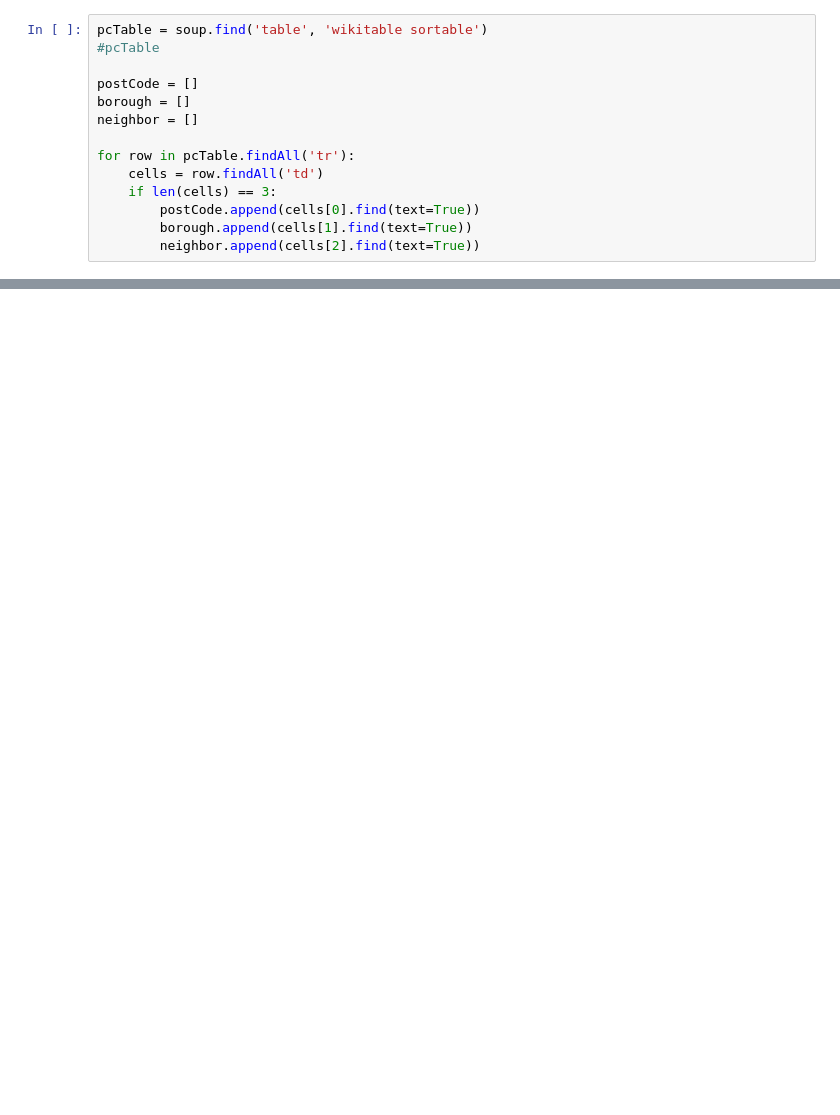
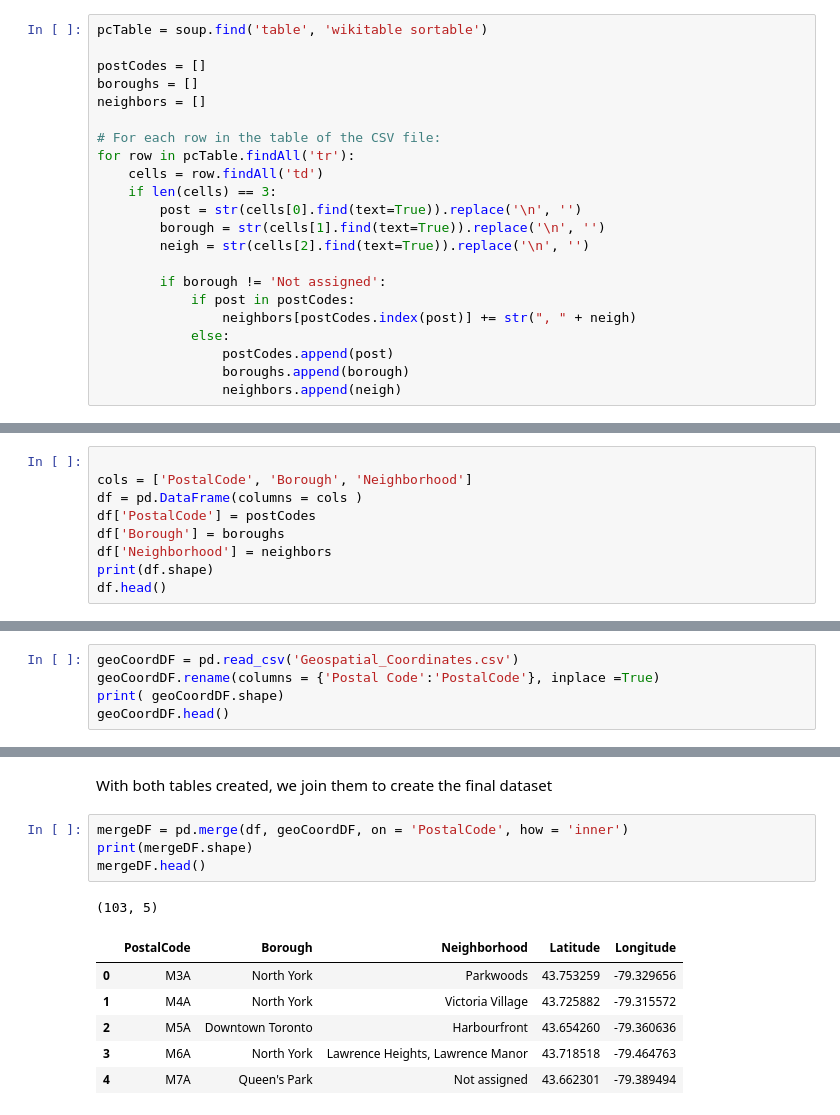
Before and after one commit to mcruz36/Coursera_Capstone, a Jupyter notebook: Week3Lab_Segmenting_Toronto.ipynb, the cells around one changed output, grey strips where cells are left out. Saved outputs shown, nothing was run; the diff lists cells and outputs as text; blank space fills up the shorter version.

```diff
--- a/Week3Lab_Segmenting_Toronto.ipynb
+++ b/Week3Lab_Segmenting_Toronto.ipynb
@@ -10,15 +38,23 @@ page = urllib.request.urlopen(url)
 soup = bs(page)
 # %%
 pcTable = soup.find('table', 'wikitable sortable')
-#pcTable
 
-postCode = []
-borough = []
-neighbor = []
+postCodes = []
+boroughs = []
+neighbors = []
 
+# For each row in the table of the CSV file:
 for row in pcTable.findAll('tr'):
     cells = row.findAll('td')
     if len(cells) == 3:
-        postCode.append(cells[0].find(text=True))
-        borough.append(cells[1].find(text=True))
-        neighbor.append(cells[2].find(text=True))
+        post = str(cells[0].find(text=True)).replace('\n', '')
+        borough = str(cells[1].find(text=True)).replace('\n', '')
+        neigh = str(cells[2].find(text=True)).replace('\n', '')
+
+        if borough != 'Not assigned':
+            if post in postCodes:
+                neighbors[postCodes.index(post)] += str(", " + neigh)
+            else:
+                postCodes.append(post)
+                boroughs.append(borough)
+                neighbors.append(neigh)
@@ -43,0 +61,9 @@ for row in pcTable.findAll('tr'):
+# %%
+
+cols = ['PostalCode', 'Borough', 'Neighborhood']
+df = pd.DataFrame(columns = cols )
+df['PostalCode'] = postCodes
+df['Borough'] = boroughs
+df['Neighborhood'] = neighbors
+print(df.shape)
+df.head()
@@ -43,0 +81,5 @@ for row in pcTable.findAll('tr'):
+# %%
+geoCoordDF = pd.read_csv('Geospatial_Coordinates.csv')
+geoCoordDF.rename(columns = {'Postal Code':'PostalCode'}, inplace =True)
+print( geoCoordDF.shape)
+geoCoordDF.head()
@@ -43,0 +94,14 @@ for row in pcTable.findAll('tr'):
+# %% [markdown]
+With both tables created, we join them to create the final dataset
+# %%
+mergeDF = pd.merge(df, geoCoordDF, on = 'PostalCode', how = 'inner')
+print(mergeDF.shape)
+mergeDF.head()
+# %% [output]
+(103, 5)
+|  | PostalCode | Borough | Neighborhood | Latitude | Longitude |
+| 0 | M3A | North York | Parkwoods | 43.753259 | -79.329656 |
+| 1 | M4A | North York | Victoria Village | 43.725882 | -79.315572 |
+| 2 | M5A | Downtown Toronto | Harbourfront | 43.654260 | -79.360636 |
+| 3 | M6A | North York | Lawrence Heights, Lawrence Manor | 43.718518 | -79.464763 |
+| 4 | M7A | Queen's Park | Not assigned | 43.662301 | -79.389494 |
```
Also changed, not shown: parts of 33 cells of this notebook, 2 other files.
